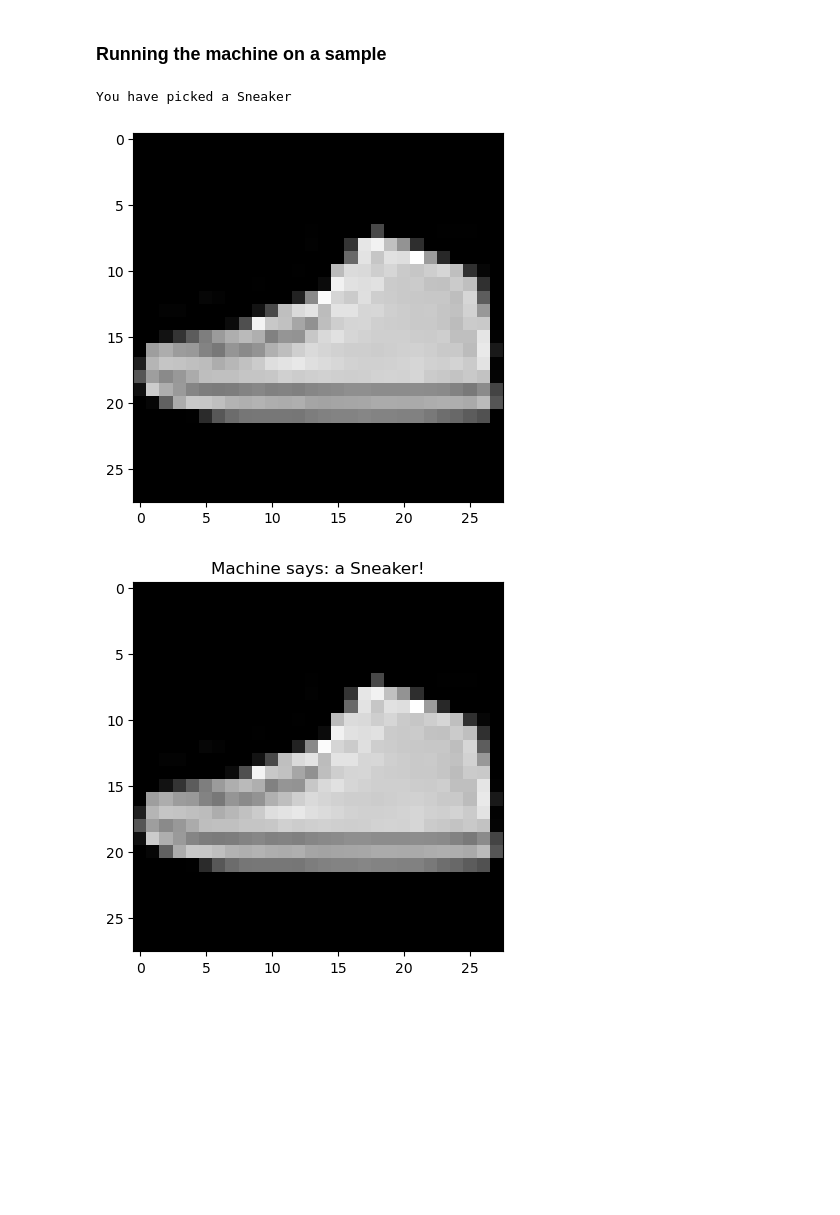
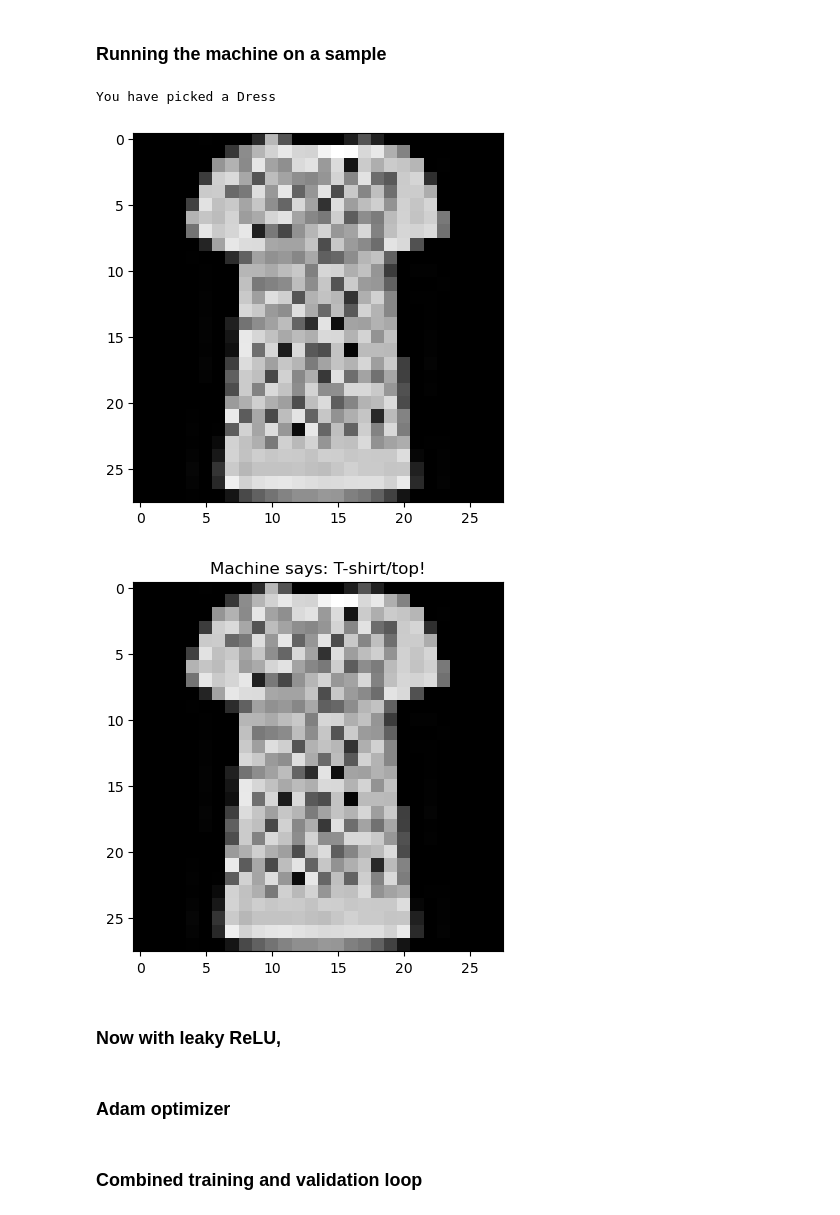
Before and after one commit to AskSalomon/Data-201, a Jupyter notebook: ShirtorShoe.ipynb, the cells around one changed output. Drawn from its saved outputs; the diff is of its cells as text; code cells hidden in the pictures; blank space fills up the shorter version.

```diff
--- a/ShirtorShoe.ipynb
+++ b/ShirtorShoe.ipynb
@@ -60,9 +34,2 @@ else:
 # %% [output]
 zim zalandobim!
-# %%
-if os.path.exists(file_path_test):
-    zalando_test = pd.read_csv(file_path_test)
-    print("zim zalandobim!")
-
-else:
-    print("youve got fix the filepath")
@@ -374,7 +327,8 @@ clothing_labels = {
 }
 # %%
 # Choose a sample!
-sample_index = 3668
+# A challenge for the machine: 2903
+sample_index = 2903
 # %%
 # visualising the image before running it:
 sample_features = features_tensor_test[sample_index]
@@ -387,8 +341,8 @@ if sample_features.shape[1] == 784:  # Assuming 28x28 images flattened to 784
     print(f"You have picked a {clothing_labels[sample_label.item()]}")
     plt.show()
 # %% [output]
-You have picked a Sneaker
+You have picked a Dress
-[figure, old version]
+[figure, new version]
 # %%
 # Set the model to evaluation mode
 model.eval()
@@ -401,8 +355,10 @@ with torch.no_grad():
 # %%
 # for visualising the image with tag
 if sample_features.shape[1] == 784:  # Assuming 28x28 images flattened to 784
     plt.imshow(sample_features.view(28, 28).numpy(), cmap='gray')
-    plt.title(f"Machine says: a {clothing_labels[predicted_class]}!")
+    plt.title(f"Machine says: {clothing_labels[predicted_class]}!")
     plt.show()
 # %% [output]
-[figure, old version]
+[figure, new version]
+# %% [markdown]
+### Now with leaky ReLU,
@@ -408,0 +384,2 @@ if sample_features.shape[1] == 784:  # Assuming 28x28 images flattened to 784
+# %% [markdown]
+### Adam optimizer
@@ -408,0 +393,2 @@ if sample_features.shape[1] == 784:  # Assuming 28x28 images flattened to 784
+# %% [markdown]
+### Combined training and validation loop
```
Also changed, not shown: parts of 15 cells of this notebook.
